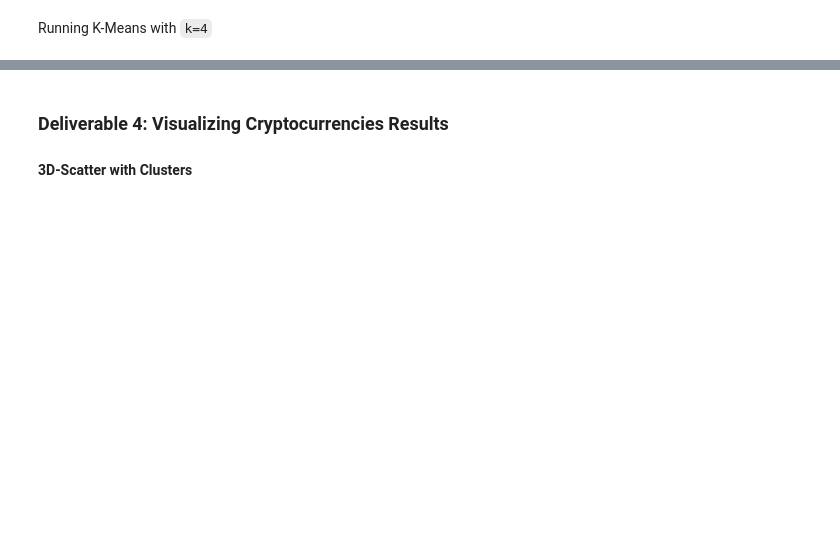
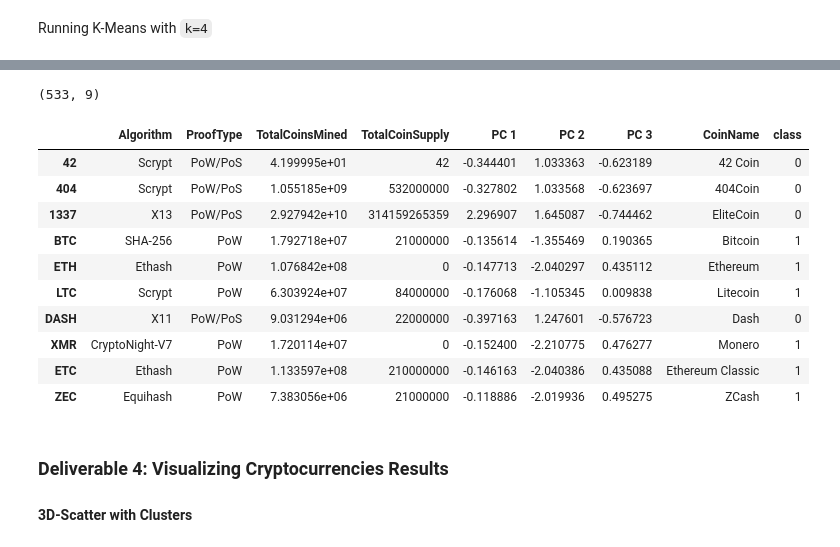
Before and after one commit to jlozano1990/Cryptocurrencies, a Jupyter notebook: crypto_clustering.ipynb, the cells around one changed output, grey strips where cells are left out. Saved outputs shown, nothing was run; the diff lists cells and outputs as text; code cells hidden in the pictures; blank space fills up the shorter version.

```diff
--- a/crypto_clustering.ipynb
+++ b/crypto_clustering.ipynb
@@ -197,4 +197,11 @@ crypto_df_pca.head(10)
 #### Finding the Best Value for `k` Using the Elbow Curve
 # %%
 # Create an elbow curve to find the best value for K.
-# YOUR CODE HERE
+inertia = []
+k = list(range(1, 11))
+# %%
+# Looking for the best K
+for i in k:
+    km = KMeans(n_clusters=i, random_state=0)
+    km.fit(crypto_df_pca)
+    inertia.append(km.inertia_)
@@ -211,0 +217,14 @@ Running K-Means with `k=4`
+# %%
+# Initializing model with K = 4 (based off elbow curve graph)
+model = KMeans(n_clusters=4, random_state=5)
+model
+
+# Fit the model
+model.fit(crypto_df_pca)
+
+# Predict clusters
+predictions = model.predict(crypto_df_pca)
+
+# Add the predicted class column to the dataframe
+crypto_df_pca["class"] = model.labels_
+crypto_df_pca.head()
@@ -212,17 +258,31 @@ Running K-Means with `k=4`
 # %%
 # Create a new DataFrame including predicted clusters and cryptocurrencies features.
 # Concatentate the crypto_df and pcs_df DataFrames on the same columns.
-# YOUR CODE HERE
+clustered_df = crypto_df.join([crypto_df_pca["PC 1"],crypto_df_pca["PC 2"], crypto_df_pca["PC 3"]], how = 'inner')
+
 
 #  Add a new column, "CoinName" to the clustered_df DataFrame that holds the names of the cryptocurrencies.
-# YOUR CODE HERE
+clustered_df = clustered_df.join(coin_name_df, how = 'inner')
 
 #  Add a new column, "Class" to the clustered_df DataFrame that holds the predictions.
-# YOUR CODE HERE
+clustered_df = clustered_df.join(crypto_df_pca["class"], how = 'inner')
 
 # Print the shape of the clustered_df
 print(clustered_df.shape)
 clustered_df.head(10)
+# %% [output]
+(533, 9)
+|  | Algorithm | ProofType | TotalCoinsMined | TotalCoinSupply | PC 1 | PC 2 | PC 3 | CoinName | class |
+| 42 | Scrypt | PoW/PoS | 4.199995e+01 | 42 | -0.344401 | 1.033363 | -0.623189 | 42 Coin | 0 |
+| 404 | Scrypt | PoW/PoS | 1.055185e+09 | 532000000 | -0.327802 | 1.033568 | -0.623697 | 404Coin | 0 |
+| 1337 | X13 | PoW/PoS | 2.927942e+10 | 314159265359 | 2.296907 | 1.645087 | -0.744462 | EliteCoin | 0 |
+| BTC | SHA-256 | PoW | 1.792718e+07 | 21000000 | -0.135614 | -1.355469 | 0.190365 | Bitcoin | 1 |
+| ETH | Ethash | PoW | 1.076842e+08 | 0 | -0.147713 | -2.040297 | 0.435112 | Ethereum | 1 |
+| LTC | Scrypt | PoW | 6.303924e+07 | 84000000 | -0.176068 | -1.105345 | 0.009838 | Litecoin | 1 |
+| DASH | X11 | PoW/PoS | 9.031294e+06 | 22000000 | -0.397163 | 1.247601 | -0.576723 | Dash | 0 |
+| XMR | CryptoNight-V7 | PoW | 1.720114e+07 | 0 | -0.152400 | -2.210775 | 0.476277 | Monero | 1 |
+| ETC | Ethash | PoW | 1.133597e+08 | 210000000 | -0.146163 | -2.040386 | 0.435088 | Ethereum Classic | 1 |
+| ZEC | Equihash | PoW | 7.383056e+06 | 21000000 | -0.118886 | -2.019936 | 0.495275 | ZCash | 1 |
 # %% [markdown]
 ### Deliverable 4: Visualizing Cryptocurrencies Results
 
```
Also changed, not shown: parts of 6 cells of this notebook.
